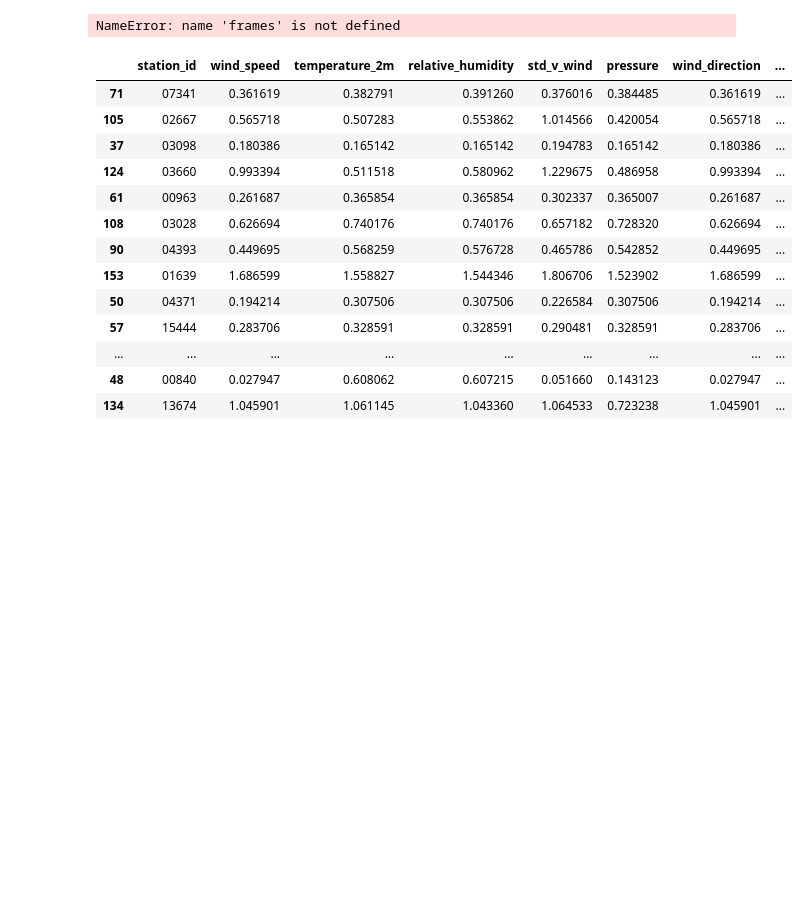
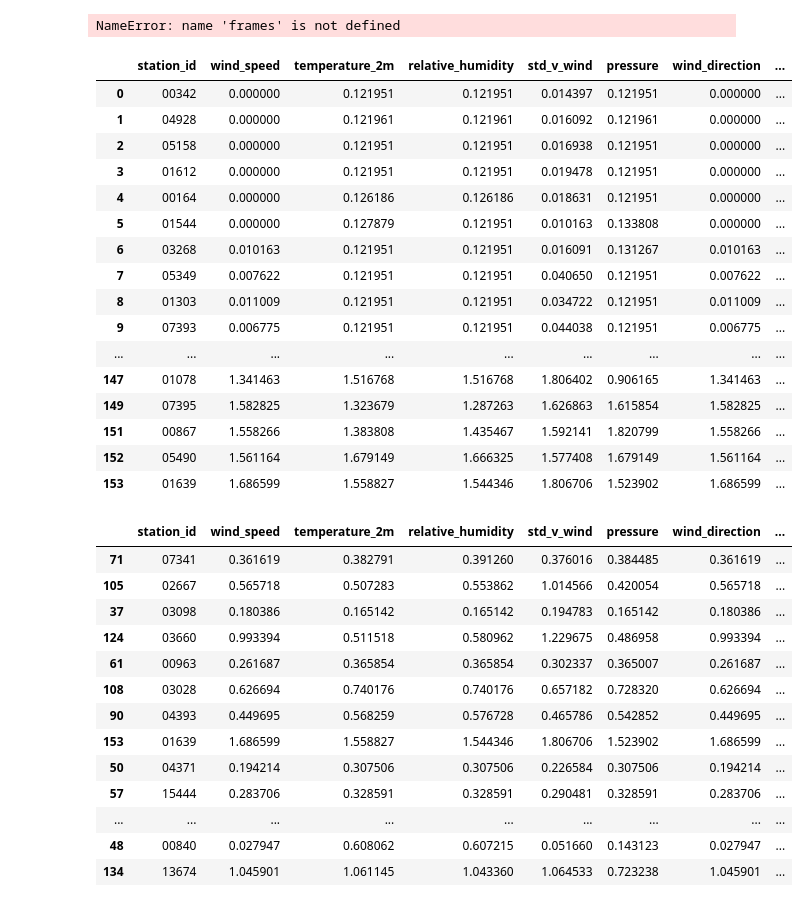
Before and after one commit to vikwal/synthetic_re_data_generation, a Jupyter notebook: evaluation/analyze_nan_rows.ipynb, the cells around one changed output. Drawn from its saved outputs; the diff is of its cells as text; code cells hidden in the pictures; blank space fills up the shorter version.

```diff
--- a/evaluation/analyze_nan_rows.ipynb
+++ b/evaluation/analyze_nan_rows.ipynb
@@ -150,6 +150,26 @@ good_samples = wind_missing.loc[(wind_missing.drop(columns=['station_id', 'mean'
 in_sample = good_samples.sample(n=n_sample, random_state=random_state)
 in_sample_50 = in_sample.sample(n=50, random_state=random_state)
 outof_sample = good_samples.loc[~good_samples.index.isin(in_sample.index)]
+# %%
+good_samples
+# %% [output]
+|  | station_id | wind_speed | temperature_2m | relative_humidity | std_v_wind | pressure | wind_direction | ... |
+| 0 | 00342 | 0.000000 | 0.121951 | 0.121951 | 0.014397 | 0.121951 | 0.000000 | ... |
+| 1 | 04928 | 0.000000 | 0.121961 | 0.121961 | 0.016092 | 0.121961 | 0.000000 | ... |
+| 2 | 05158 | 0.000000 | 0.121951 | 0.121951 | 0.016938 | 0.121951 | 0.000000 | ... |
+| 3 | 01612 | 0.000000 | 0.121951 | 0.121951 | 0.019478 | 0.121951 | 0.000000 | ... |
+| 4 | 00164 | 0.000000 | 0.126186 | 0.126186 | 0.018631 | 0.121951 | 0.000000 | ... |
+| 5 | 01544 | 0.000000 | 0.127879 | 0.121951 | 0.010163 | 0.133808 | 0.000000 | ... |
+| 6 | 03268 | 0.010163 | 0.121951 | 0.121951 | 0.016091 | 0.131267 | 0.010163 | ... |
+| 7 | 05349 | 0.007622 | 0.121951 | 0.121951 | 0.040650 | 0.121951 | 0.007622 | ... |
+| 8 | 01303 | 0.011009 | 0.121951 | 0.121951 | 0.034722 | 0.121951 | 0.011009 | ... |
+| 9 | 07393 | 0.006775 | 0.121951 | 0.121951 | 0.044038 | 0.121951 | 0.006775 | ... |
+| ... | ... | ... | ... | ... | ... | ... | ... | ... |
+| 147 | 01078 | 1.341463 | 1.516768 | 1.516768 | 1.806402 | 0.906165 | 1.341463 | ... |
+| 149 | 07395 | 1.582825 | 1.323679 | 1.287263 | 1.626863 | 1.615854 | 1.582825 | ... |
+| 151 | 00867 | 1.558266 | 1.383808 | 1.435467 | 1.592141 | 1.820799 | 1.558266 | ... |
+| 152 | 05490 | 1.561164 | 1.679149 | 1.666325 | 1.577408 | 1.679149 | 1.561164 | ... |
+| 153 | 01639 | 1.686599 | 1.558827 | 1.544346 | 1.806706 | 1.523902 | 1.686599 | ... |
 # %%
 outof_sample.sample(n=len(outof_sample))
 # %% [output]
```
Also changed, not shown: 35 other files.
